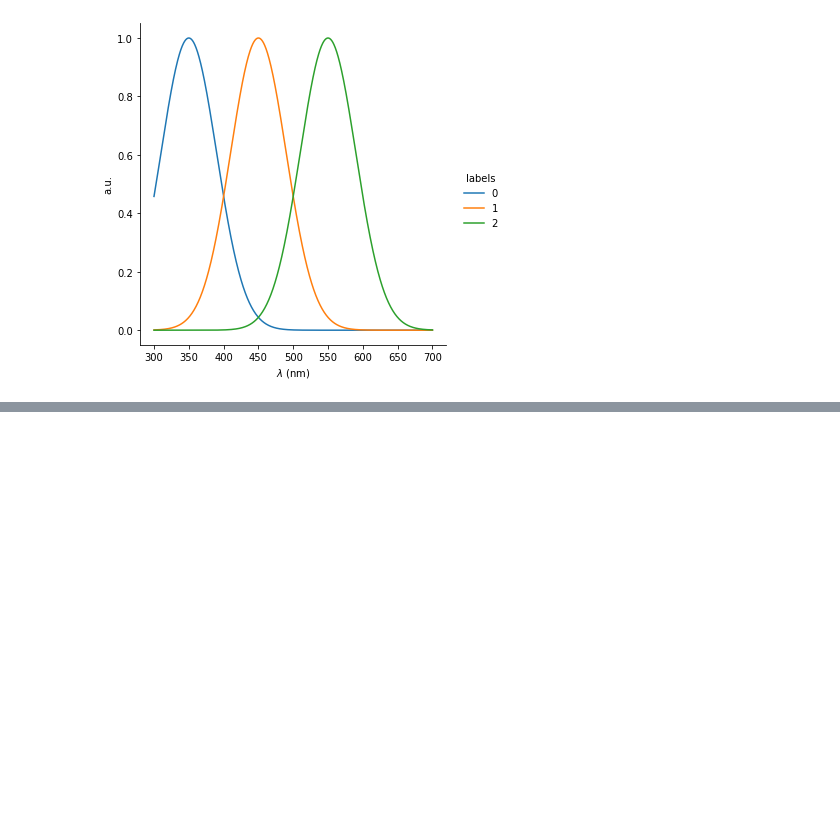
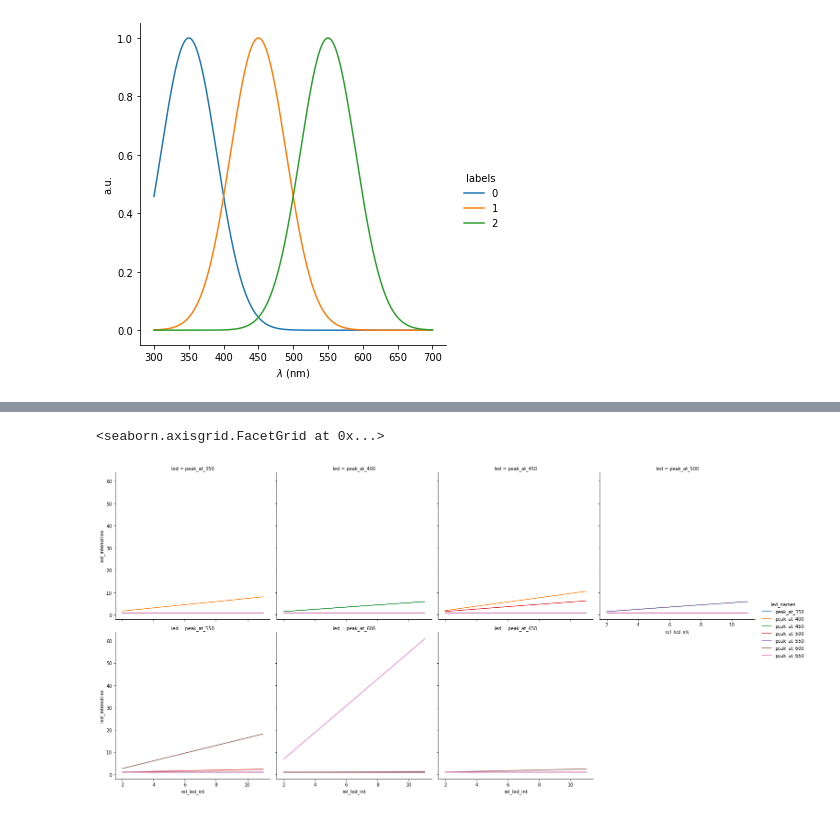
Before and after one commit to neuralsignal/dreye, a Jupyter notebook: tutorials/led_substitution_stimuli.ipynb, the cells around one changed output, grey strips where cells are left out. Saved outputs shown, nothing was run; the diff lists cells and outputs as text; code cells hidden in the pictures; blank space fills up the shorter version.

```diff
--- a/tutorials/led_substitution_stimuli.ipynb
+++ b/tutorials/led_substitution_stimuli.ipynb
@@ -31,9 +40,17 @@ photoreceptor_model.sensitivity.plot()
 stimuli_model = dreye.LedSubstitution(
     photoreceptor_model=photoreceptor_model,
     measured_spectra=measured_spectra,
+
     unidirectional=True,
-    keep_proportions=True,
-    bg_ints=np.ones(7)*10,
-    rtype='diff',
+    # only allow increases or decreases, when
+    # simulating an increase or decrease of an LED respectively
+
+    keep_proportions=False,
+    # whether to keep the porportions of the LEDs across intensities
+
+    bg_ints=np.ones(7),
+    # intensity of LEDs for the background if wanted, default to 0 if rtype is absolute or diff else it is 1
+
+    rtype='absolute',
     fit_weights=np.array([1, 2, 2])
 )
@@ -40,6 +59,6 @@ stimuli_model = dreye.LedSubstitution(
 # %%
-led_idcs = np.arange(7)
-led_intensities = np.arange(1, 61, 10)[::-1]
+led_idcs = np.arange(7)  # indices of different LEDs
+led_intensities = np.arange(1, 11, 1)[::-1] + 1 # desired intensity of
 X = np.array(list(product(led_idcs, led_intensities)))
 # %%
 stimuli_model.fit(X)
@@ -83,0 +88,7 @@ array([[10.        , 46.11990363, 10.        , 10.        , 10.        ,
+# %%
+df = stimuli_model.fitted_intensities_df_.copy()
+df.columns.name = 'led_names'
+df = df.stack()
+df.name = 'led_intensities'
+df = df.reset_index()
+df.head()
@@ -83,0 +104,14 @@ array([[10.        , 46.11990363, 10.        , 10.        , 10.        ,
+# %%
+sns.relplot(
+    data=df[df['simulate']],
+    x='rel_led_int',
+    y='led_intensities',
+    hue='led_names',
+    col='led',
+    col_wrap=4,
+    ci=None,
+    kind='line'
+)
+# %% [output]
+<seaborn.axisgrid.FacetGrid at 0x...>
+[figure, added]
```
Also changed, not shown: parts of 12 cells of this notebook, 5 other files.
